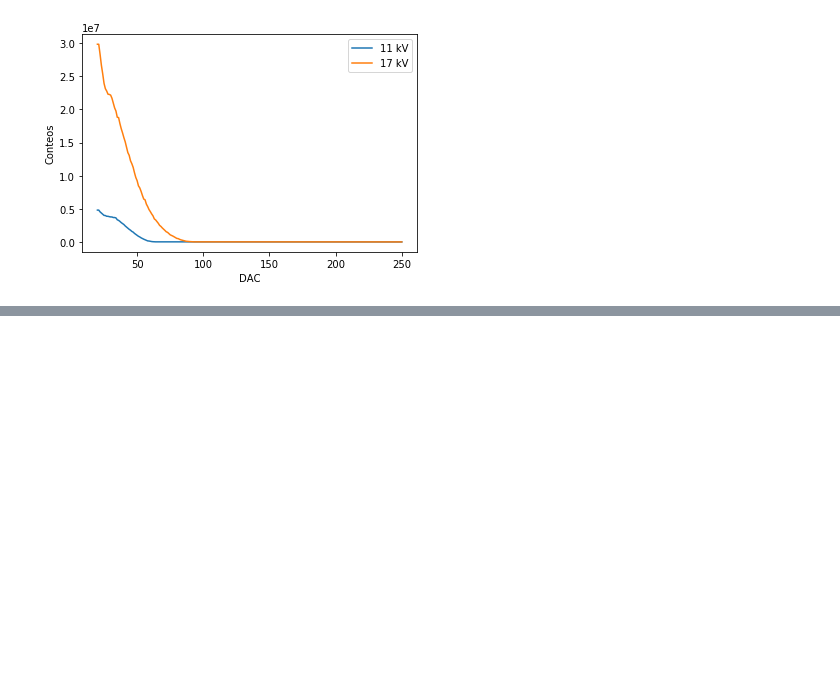
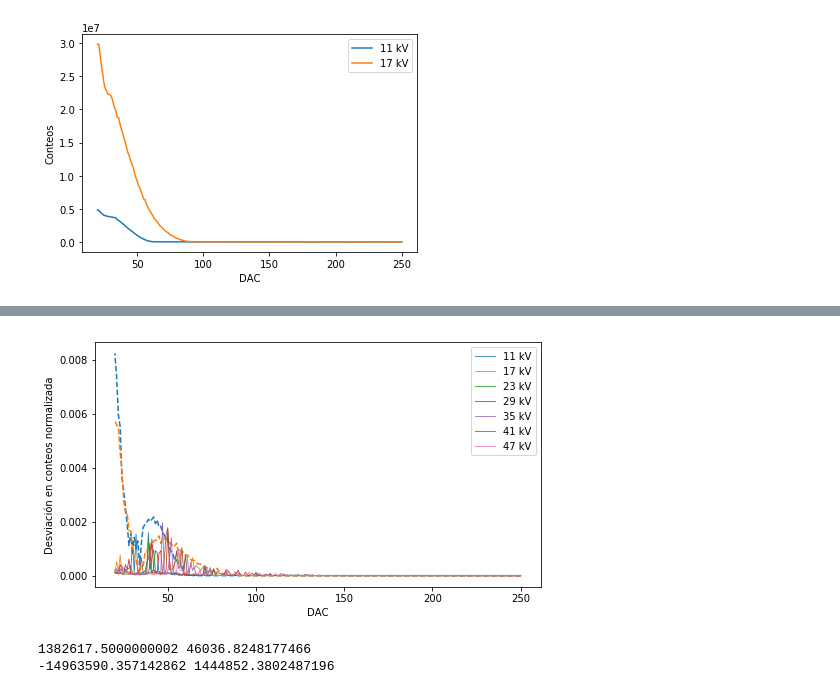
Before and after one commit to jsbarbosa/LabIntermedio, a Jupyter notebook: Datos_proyecto/Graph.ipynb, the cells around one changed output, grey strips where cells are left out. Drawn from its saved outputs; the diff is of its cells as text; code cells hidden in the pictures; blank space fills up the shorter version.

```diff
--- a/Datos_proyecto/Graph.ipynb
+++ b/Datos_proyecto/Graph.ipynb
@@ -78,0 +116,15 @@ plt.show()
+# %%
+fig = plt.figure(figsize = (8, 4.5))
+for i in range(normed_tungsteno.shape[0]):
+    c = plt.plot(DAC, std_tungsteno[i], label = STR_INTENSITIES[i], lw = 0.8)[0].get_color()
+    try: plt.plot(DAC, std_plata[i], "--", c = c)
+    except: pass
+
+plt.xlabel("DAC")
+plt.ylabel("Desviación en conteos normalizada")
+plt.legend()
+
+plt.savefig("Both_std.pdf")
+plt.show()
+# %% [output]
+[figure, added]
@@ -78,0 +142,6 @@ plt.show()
+# %%
+print(m, dm)
+print(b, db)
+# %% [output]
+1382617.5000000002 46036.8248177466
+-14963590.357142862 1444852.3802487196
```
Also changed, not shown: parts of 8 cells of this notebook, 12 other files.
